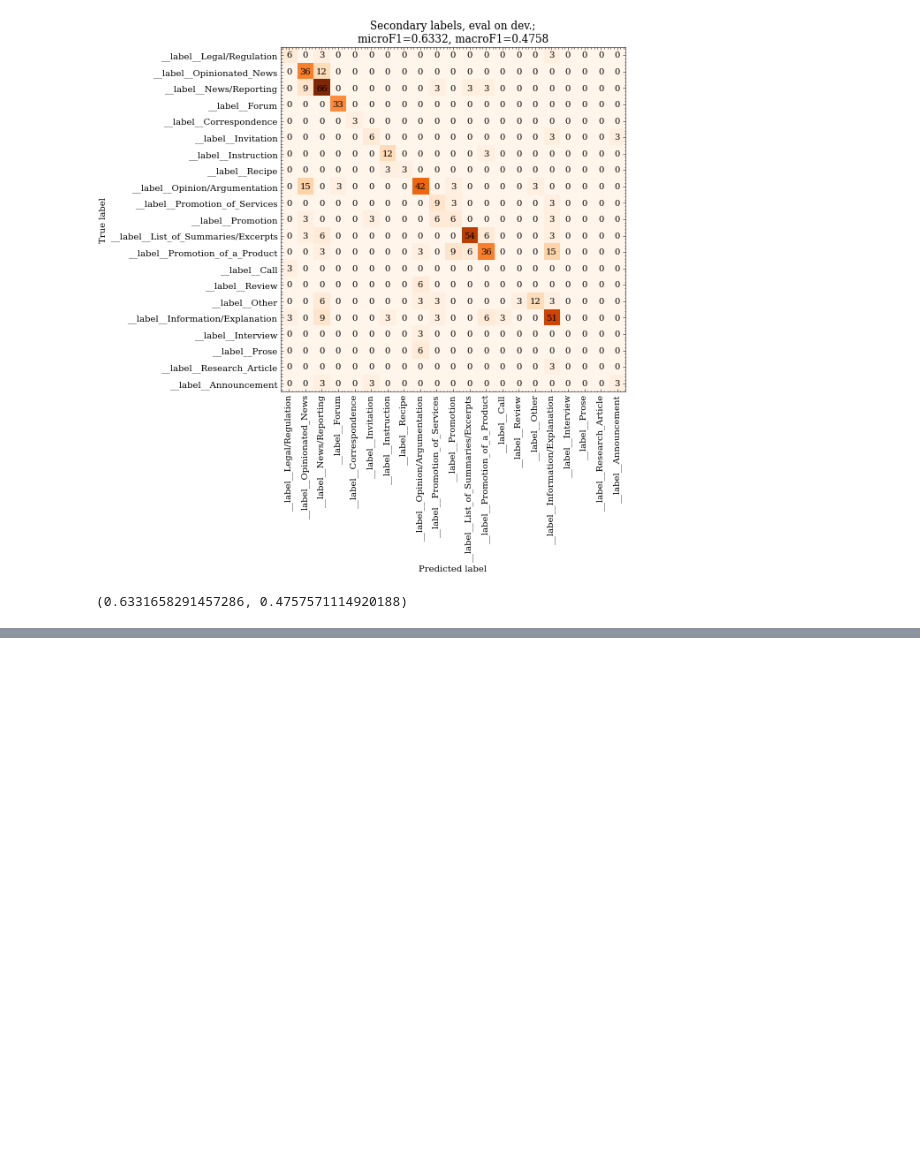
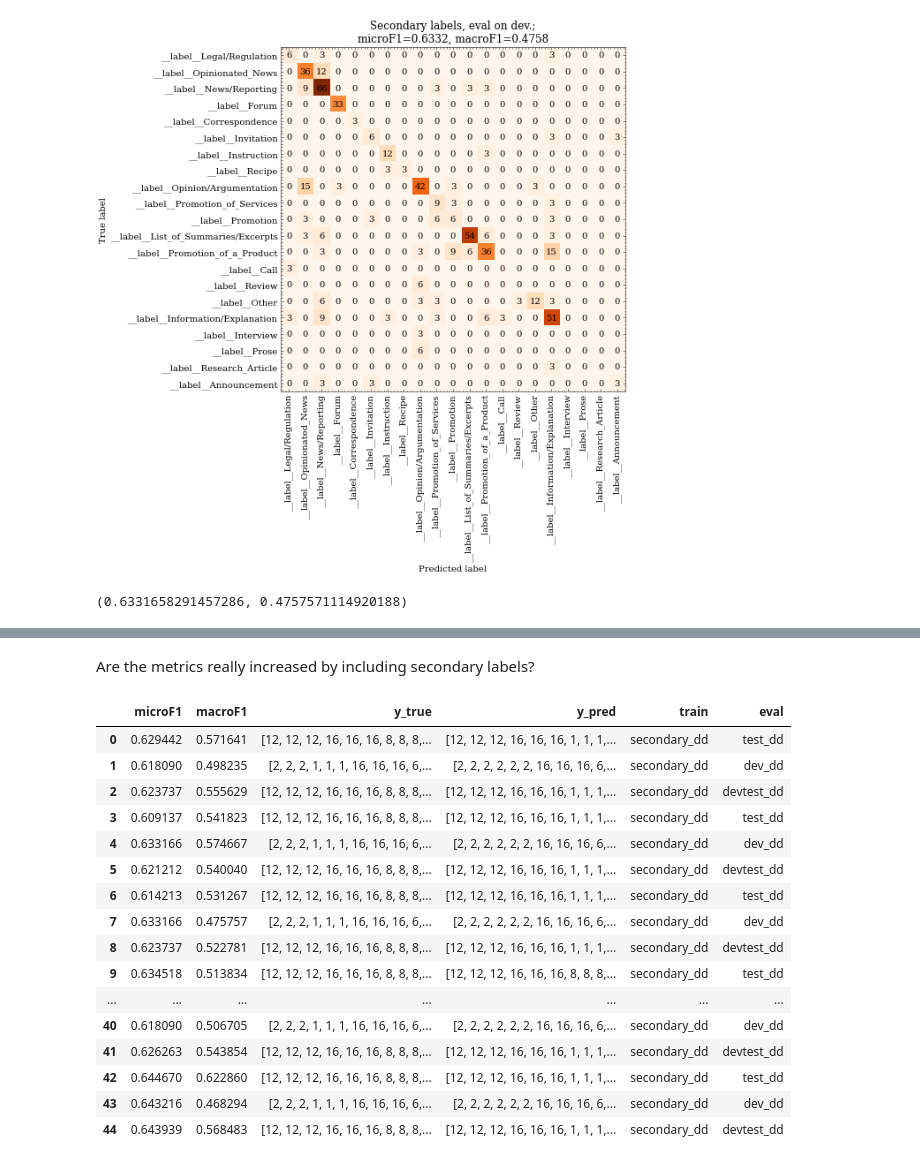
Before and after one commit to TajaKuzman/Transformers-GINCO-Experiments, a Jupyter notebook: 19_q2 analysis.ipynb, the cells around one changed output, grey strips where cells are left out. Drawn from its saved outputs; the diff is of its cells as text; code cells hidden in the pictures; blank space fills up the shorter version.

```diff
--- a/19_q2 analysis.ipynb
+++ b/19_q2 analysis.ipynb
@@ -118,0 +130,40 @@ macroF1=0.4758
+# %% [markdown]
+Are the metrics really increased by including secondary labels?
+# %%
+c_test_dd = df_all["eval"] == "test_dd"
+c_dev_dd = df_all["eval"] == "test_dd"
+
+c_dd_secondary = df_all.train == "secondary_dd"
+c_dd = df_all.train == "dd"
+
+from scipy import stats
+#Candidate:
+higher = df_all.loc[c_train_ok & c_eval_dev_dd, "macroF1"]
+#Alternative
+lower = df_all.loc[c_train_ok & c_eval_devtest_dd, "macroF1"]
+
+# print(f"Wilcoxon p value: {stats.wilcoxon(higher,lower, alternative='greater')[1]:0.3}", "\t\t(alternative hypothesis: first is greater than the second)")
+
+print(f"MannWhithey p value: {stats.mannwhitneyu(higher,lower, alternative='greater')[1]:0.3}", "\t\t(alternative hypothesis: first is greater than the second)")
+
+print(f"Student p value: {stats.ttest_ind(higher,lower)[1]:0.3}", "\t\t(null hypothesis: samples have identical average, equal variance is assumed but not necessary)")
+import numpy as np
+print(f"Higher average: {np.mean(higher):0.4}, lower average: {np.mean(lower):0.4}")
+# %% [output]
+|  | microF1 | macroF1 | y_true | y_pred | train | eval |
+| 0 | 0.629442 | 0.571641 | [12, 12, 12, 16, 16, 16, 8, 8, 8,... | [12, 12, 12, 16, 16, 16, 1, 1, 1,... | secondary_dd | test_dd |
+| 1 | 0.618090 | 0.498235 | [2, 2, 2, 1, 1, 1, 16, 16, 16, 6,... | [2, 2, 2, 2, 2, 2, 16, 16, 16, 6,... | secondary_dd | dev_dd |
+| 2 | 0.623737 | 0.555629 | [12, 12, 12, 16, 16, 16, 8, 8, 8,... | [12, 12, 12, 16, 16, 16, 1, 1, 1,... | secondary_dd | devtest_dd |
+| 3 | 0.609137 | 0.541823 | [12, 12, 12, 16, 16, 16, 8, 8, 8,... | [12, 12, 12, 16, 16, 16, 1, 1, 1,... | secondary_dd | test_dd |
+| 4 | 0.633166 | 0.574667 | [2, 2, 2, 1, 1, 1, 16, 16, 16, 6,... | [2, 2, 2, 2, 2, 2, 16, 16, 16, 6,... | secondary_dd | dev_dd |
+| 5 | 0.621212 | 0.540040 | [12, 12, 12, 16, 16, 16, 8, 8, 8,... | [12, 12, 12, 16, 16, 16, 1, 1, 1,... | secondary_dd | devtest_dd |
+| 6 | 0.614213 | 0.531267 | [12, 12, 12, 16, 16, 16, 8, 8, 8,... | [12, 12, 12, 16, 16, 16, 1, 1, 1,... | secondary_dd | test_dd |
+| 7 | 0.633166 | 0.475757 | [2, 2, 2, 1, 1, 1, 16, 16, 16, 6,... | [2, 2, 2, 2, 2, 2, 16, 16, 16, 6,... | secondary_dd | dev_dd |
+| 8 | 0.623737 | 0.522781 | [12, 12, 12, 16, 16, 16, 8, 8, 8,... | [12, 12, 12, 16, 16, 16, 1, 1, 1,... | secondary_dd | devtest_dd |
+| 9 | 0.634518 | 0.513834 | [12, 12, 12, 16, 16, 16, 8, 8, 8,... | [12, 12, 12, 16, 16, 16, 8, 8, 8,... | secondary_dd | test_dd |
+| ... | ... | ... | ... | ... | ... | ... |
+| 40 | 0.618090 | 0.506705 | [2, 2, 2, 1, 1, 1, 16, 16, 16, 6,... | [2, 2, 2, 2, 2, 2, 16, 16, 16, 6,... | secondary_dd | dev_dd |
+| 41 | 0.626263 | 0.543854 | [12, 12, 12, 16, 16, 16, 8, 8, 8,... | [12, 12, 12, 16, 16, 16, 1, 1, 1,... | secondary_dd | devtest_dd |
+| 42 | 0.644670 | 0.622860 | [12, 12, 12, 16, 16, 16, 8, 8, 8,... | [12, 12, 12, 16, 16, 16, 1, 1, 1,... | secondary_dd | test_dd |
+| 43 | 0.643216 | 0.468294 | [2, 2, 2, 1, 1, 1, 16, 16, 16, 6,... | [2, 2, 2, 2, 2, 2, 16, 16, 16, 6,... | secondary_dd | dev_dd |
+| 44 | 0.643939 | 0.568483 | [12, 12, 12, 16, 16, 16, 8, 8, 8,... | [12, 12, 12, 16, 16, 16, 1, 1, 1,... | secondary_dd | devtest_dd |
```
Also changed, not shown: parts of 4 cells of this notebook, 4 other files.
